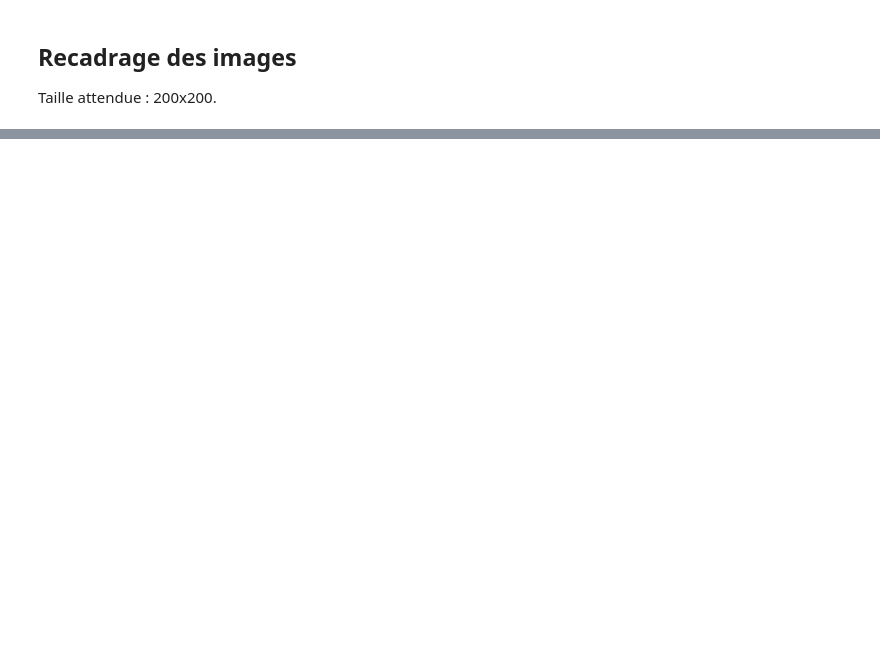
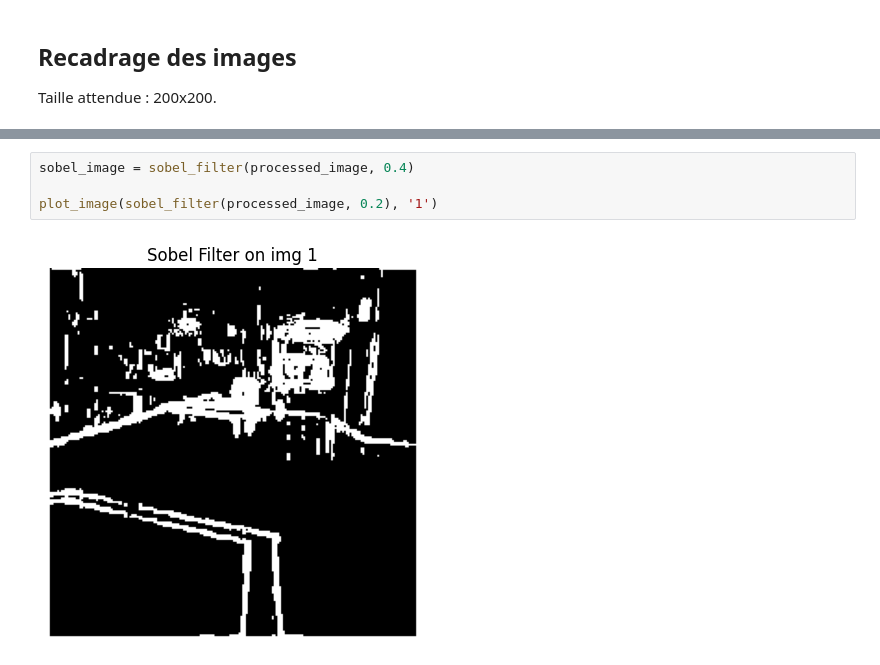
Before and after one commit to costiiI2/IAAAAAA, a Jupyter notebook: lab02/line-detection.ipynb, the cells around one changed output, grey strips where cells are left out. Saved outputs shown, nothing was run; the diff lists cells and outputs as text; blank space fills up the shorter version.

```diff
--- a/lab02/line-detection.ipynb
+++ b/lab02/line-detection.ipynb
@@ -62,0 +120,6 @@ plt.show()
+# %%
+sobel_image = sobel_filter(processed_image, 0.4)
+
+plot_image(sobel_filter(processed_image, 0.2), '1')
+# %% [output]
+[figure, added]
```
Also changed, not shown: parts of 8 cells of this notebook.
